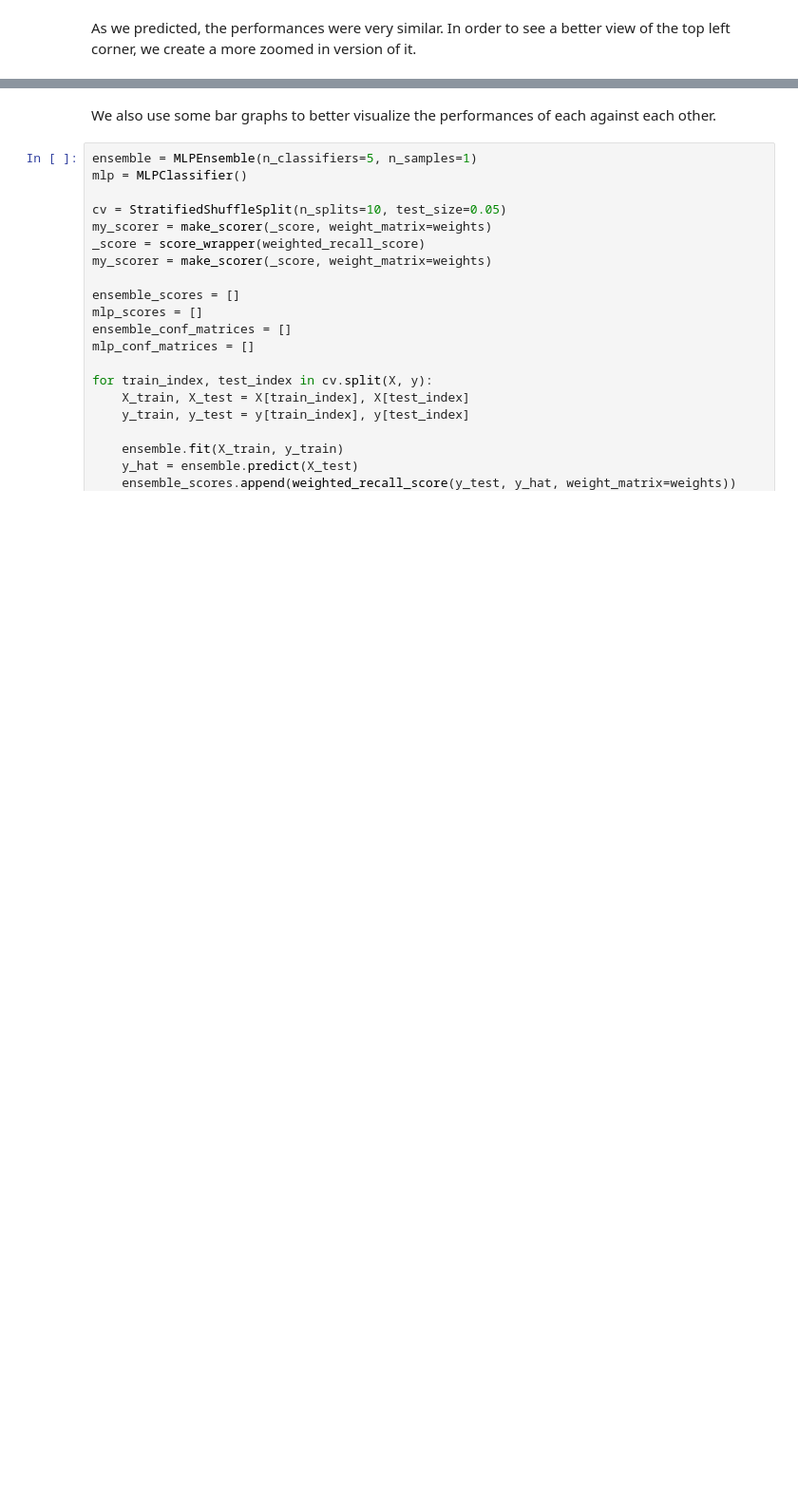
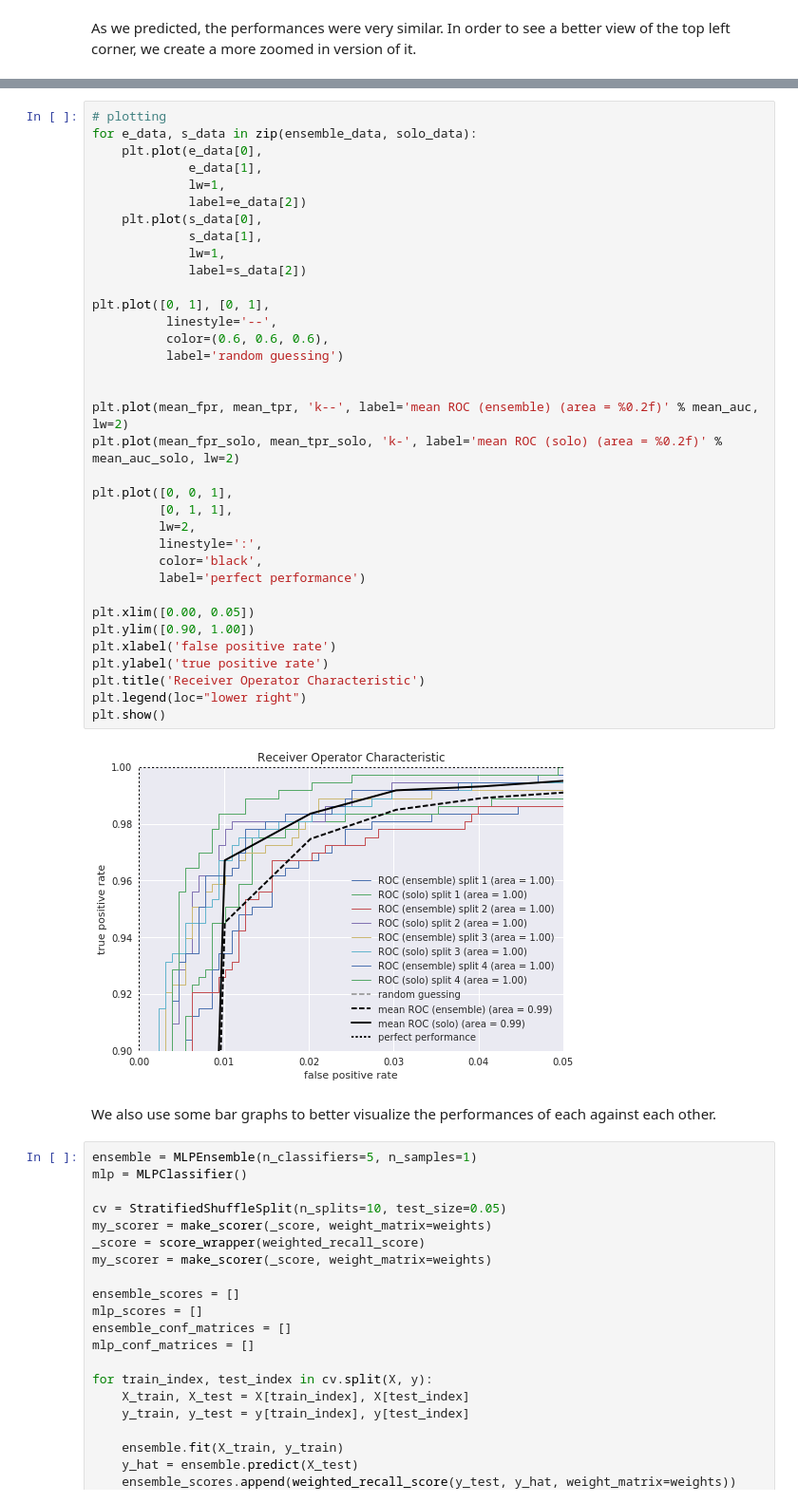
Before and after one commit to LukeWood/LightningMcQueenClassification, a Jupyter notebook: Lab6-Main.ipynb, the cells around one changed output, grey strips where cells are left out. Shown at 95% size. Cells and saved outputs as stored; diff of their text form; blank space fills up the shorter version.

```diff
--- a/Lab6-Main.ipynb
+++ b/Lab6-Main.ipynb
@@ -329,3 +339,40 @@ zoomed in graph
+# %%
+# plotting
+for e_data, s_data in zip(ensemble_data, solo_data):
+    plt.plot(e_data[0],
+             e_data[1],
+             lw=1,
+             label=e_data[2])
+    plt.plot(s_data[0],
+             s_data[1],
+             lw=1,
+             label=s_data[2])
+
+plt.plot([0, 1], [0, 1],
+          linestyle='--',
+          color=(0.6, 0.6, 0.6),
+          label='random guessing')
+
+
+plt.plot(mean_fpr, mean_tpr, 'k--', label='mean ROC (ensemble) (area = %0.2f)' % mean_auc, lw=2)
+plt.plot(mean_fpr_solo, mean_tpr_solo, 'k-', label='mean ROC (solo) (area = %0.2f)' % mean_auc_solo, lw=2)
+
+plt.plot([0, 0, 1],
+         [0, 1, 1],
+         lw=2,
+         linestyle=':',
+         color='black',
+         label='perfect performance')
+
+plt.xlim([0.00, 0.05])
+plt.ylim([0.90, 1.00])
+plt.xlabel('false positive rate')
+plt.ylabel('true positive rate')
+plt.title('Receiver Operator Characteristic')
+plt.legend(loc="lower right")
+plt.show()
+# %% [output]
+[figure, added]
 # %% [markdown]
 We also use some bar graphs to better visualize the performances of each against each other.
 # %%
```
Also changed, not shown: parts of 3 cells of this notebook.
